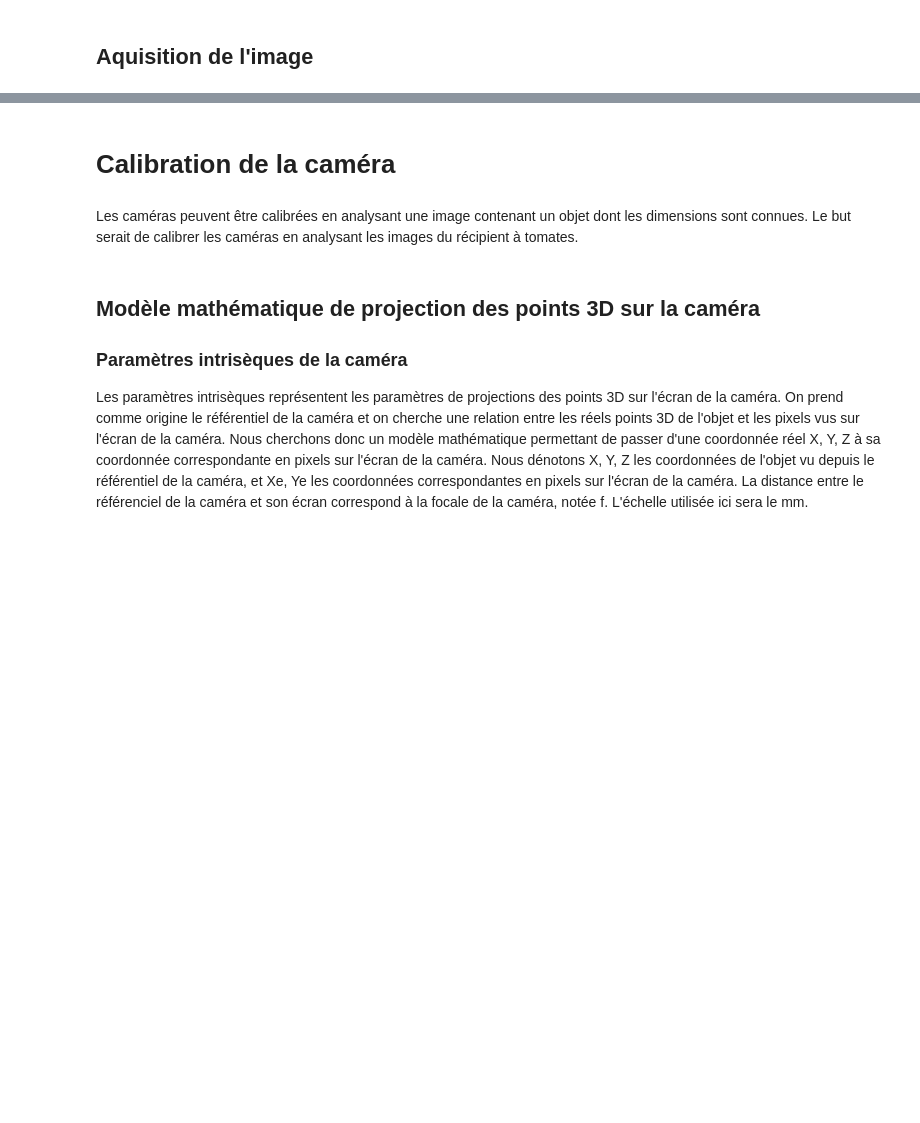
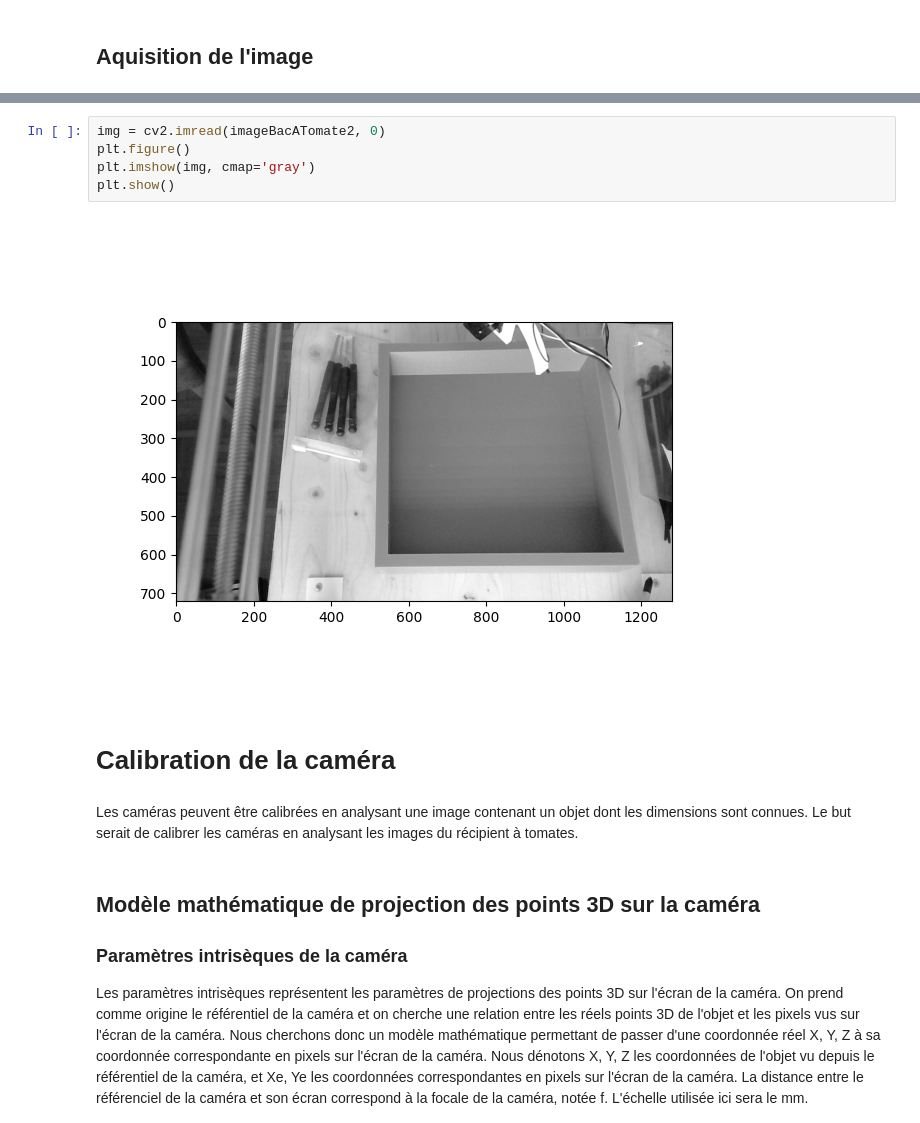
Before and after one commit to EliasGajo/Machine_sauce_tomate, a Jupyter notebook: raspberry/machineSauceTomate.ipynb, the cells around one changed output, grey strips where cells are left out. Cells and saved outputs as stored; diff of their text form; blank space fills up the shorter version.

```diff
--- a/raspberry/machineSauceTomate.ipynb
+++ b/raspberry/machineSauceTomate.ipynb
@@ -29,3 +42,10 @@ plt.imshow(img, cmap='gray')
+# %%
+img = cv2.imread(imageBacATomate2, 0)
+plt.figure()
+plt.imshow(img, cmap='gray')
+plt.show()
+# %% [output]
+[figure, added]
 # %% [markdown]
 # Calibration de la caméra
 # %% [markdown]
```
Also changed, not shown: parts of 15 cells of this notebook, 3 other files.
